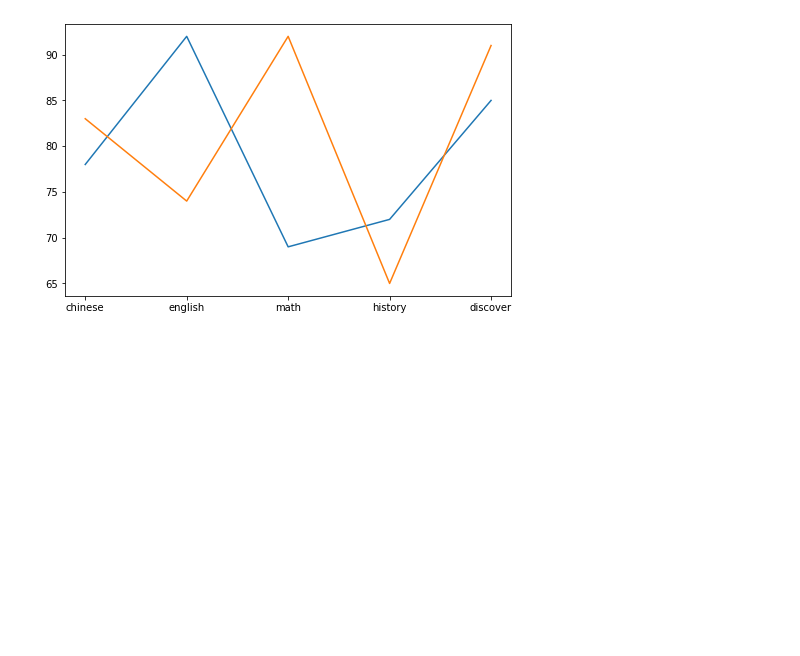
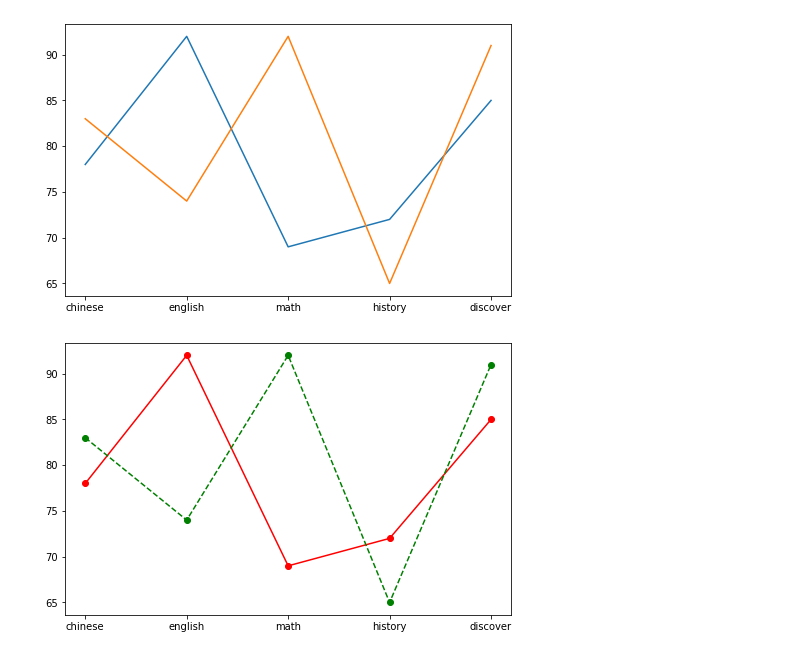
Before and after one commit to roberthsu2003/PythonForDataAnalysis, a Jupyter notebook: 星期24/lesson11_1.ipynb, the cells around one changed output. Drawn from its saved outputs; the diff is of its cells as text; code cells hidden in the pictures; blank space fills up the shorter version.

```diff
--- a/星期24/lesson11_1.ipynb
+++ b/星期24/lesson11_1.ipynb
@@ -44,3 +44,13 @@ ax1.plot(x,y1,x,y2)
 plt.show()
 # %% [output]
 [figure]
+# %%
+fig = plt.figure(figsize=(8,5))
+ax1 = fig.add_subplot(1,1,1)
+x = ['chinese', 'english', 'math', 'history', 'discover']
+y1 = [78, 92, 69, 72, 85]
+y2 = [83, 74, 92, 65, 91]
+ax1.plot(x,y1,'r-o',x,y2,'g--o')
+plt.show()
+# %% [output]
+[figure, added]
```
